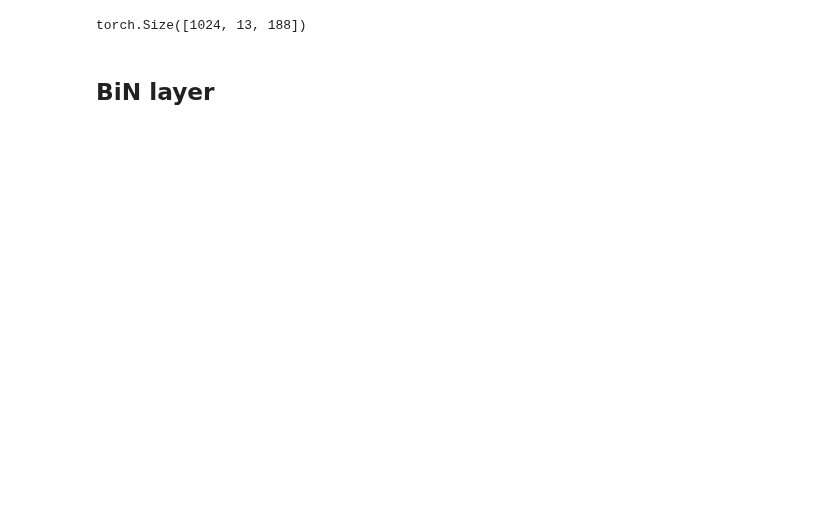
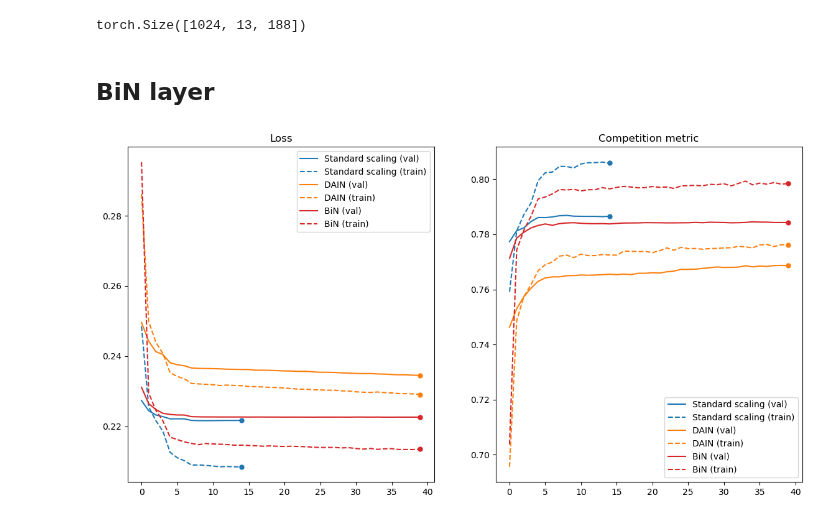
Before and after one commit to marcusGH/edain_paper, a Jupyter notebook: notebooks/adaptive_preprocessing_layers.ipynb, the cells around one changed output. Cells and saved outputs as stored; diff of their text form; code cells hidden in the pictures; blank space fills up the shorter version.

```diff
--- a/notebooks/adaptive_preprocessing_layers.ipynb
+++ b/notebooks/adaptive_preprocessing_layers.ipynb
@@ -158,23 +158,35 @@ torch.Size([1024, 13, 188])
 ## BiN layer
 # %%
 # Usage: tabl.BiN
-spec = importlib.util.spec_from_file_location("dain", os.path.join(cfg['mlproject_repo'], 'mlproject', 'models', 'tabl.py'))
+spec = importlib.util.spec_from_file_location("tabl", os.path.join(cfg['mlproject_repo'], 'mlproject', 'models', 'tabl.py'))
 tabl = importlib.util.module_from_spec(spec)
 sys.modules["module.name"] = tabl
 spec.loader.exec_module(tabl)
 # %%
+def bin_optimizer_init(model, lr=1e-3, lambd=0.01):
+    return torch.optim.Adam([
+        {'params': model.gru.parameters()},
+        {'params': model.emb_layers.parameters()},
+        {'params': model.feed_forward.parameters()},
+        {'params': model.preprocess.parameters(), 'lr': lr * lambd},
+    ], lr=lr)
+
 torch.manual_seed(42) ; np.random.seed(42)
-bin_model = AdaptiveGRUNet(tabl.BiN, 188, 128, 2, 4, mode='adaptive_scale', mean_lr=mean_lr, scale_lr=std_lr, gate_lr=scale_lr)
-optimizer = dain_optimizer_init(dain_model, lr=1e-3)
+bin_model = AdaptiveGRUNet(lambda D, T: tabl.BiN(input_shape=(D, T)), 188, 128, 2, 4)
+optimizer = bin_optimizer_init(bin_model, lambd=1e-6)
 scheduler = torch.optim.lr_scheduler.MultiStepLR(optimizer, milestones=[4, 7], gamma=0.1)
 early_stoppper = experimentation.EarlyStopper(patience=5)
 
 # no preprocessing on the data
 train_loader, val_loader = experimentation.load_numpy_data(os.path.join(cfg['dataset_directory'], "derived", "processed-splits"), [0, 1],
-                                                           fill_dict, corrupt_func=undo_min_max_corrupt_func, preprocess_obj=None,
-                                                           batch_size=4096)
+                                                           fill_dict, corrupt_func=undo_min_max_corrupt_func, preprocess_obj=StandardScalerTimeSeries(),
+                                                           batch_size=4000)
 
 # fit_model(model, loss_fn, train_loader, val_loader, optimizer, scheduler=None, num_epochs=10, verbose=True, early_stopper=None, device_ids=None)
-dain_history = experimentation.fit_model(dain_model, loss_fn, train_loader, val_loader, optimizer,
+bin_history = experimentation.fit_model(bin_model, loss_fn, train_loader, val_loader, optimizer,
                                     scheduler=scheduler, early_stopper=early_stoppper,
-                                    verbose=False, num_epochs=40)
+                                    verbose=False, num_epochs=50)
+# %%
+fig, axs = plot_histories([baseline_history, dain_history, bin_history], ['Standard scaling', 'DAIN', 'BiN'])
+# %% [output]
+[figure, added]
```
Also changed, not shown: parts of 4 cells of this notebook, 1 other file.
